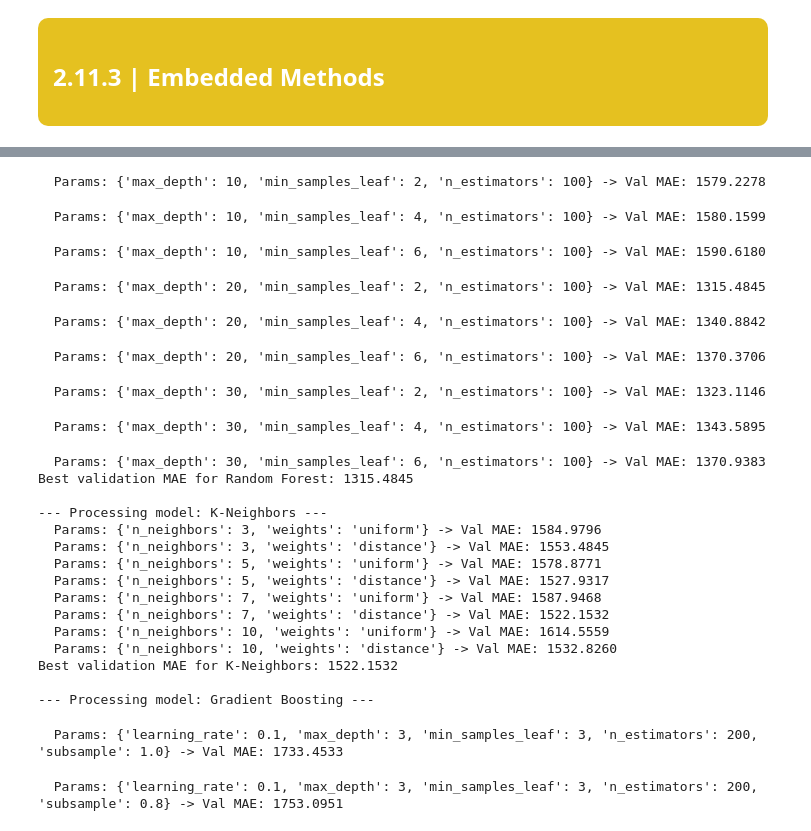
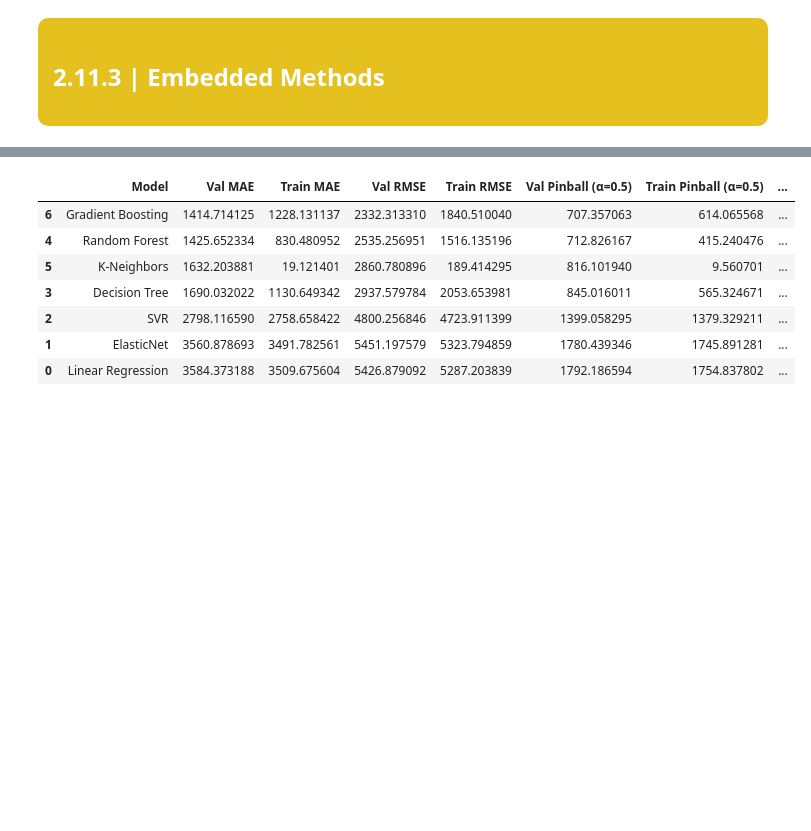
Before and after one commit to Filipa2002/Cars4You-Expediting-Car-Evaluations-with-ML, a Jupyter notebook: car_evaluations_group37 - part2.ipynb, the cells around one changed output, grey strips where cells are left out. Drawn from its saved outputs; the diff is of its cells as text; code cells hidden in the pictures; blank space fills up the shorter version.

```diff
--- a/car_evaluations_group37 - part2.ipynb
+++ b/car_evaluations_group37 - part2.ipynb
@@ -812,7 +827,0 @@ Como queremos manter age e Brand_target_enc, vamos remover ager_mileafe inter e
-# %%
-# Drop
-X_train.drop(columns=['age_mileage_interaction', 'brand_mean_price', 'brand_median_price'], inplace=True)
-# Drop
-X_val.drop(columns=['age_mileage_interaction', 'brand_mean_price', 'brand_median_price'], inplace=True)
-# Drop
-X_test.drop(columns=['age_mileage_interaction', 'brand_mean_price', 'brand_median_price'], inplace=True)
@@ -899,7 +827,0 @@ Porquê?
-# %%
-# Drop
-X_train.drop(columns=['mpg_is_missing', 'tax_is_missing', 'brand_segment_mid_range','is_old_car','is_new_car','high_mileage', 'transmission_semi auto', 'low_mileage', 'brand_segment_luxury', 'fuelType_petrol', 'fuelType_hybrid'], inplace=True)
-# Drop
-X_val.drop(columns=['mpg_is_missing', 'tax_is_missing', 'brand_segment_mid_range','is_old_car','is_new_car','high_mileage', 'transmission_semi auto', 'low_mileage', 'brand_segment_luxury', 'fuelType_petrol', 'fuelType_hybrid'], inplace=True)
-# Drop
-X_test.drop(columns=['mpg_is_missing', 'tax_is_missing', 'brand_segment_mid_range','is_old_car','is_new_car','high_mileage', 'transmission_semi auto', 'low_mileage', 'brand_segment_luxury', 'fuelType_petrol', 'fuelType_hybrid'], inplace=True)
@@ -956,25 +891,33 @@ models_and_grids = {
             'l1_ratio': [0.1, 0.5, 0.9]  # Mix between L1 and L2
         }
     },
+    "SVR": {
+        "model": SVR(),
+        "params": {
+            'kernel': ['rbf'],
+            'C': [1, 10, 100],      # Regularization parameter
+            'gamma': ['scale', 'auto'] # Kernel coefficient
+        }
+    },
     "Decision Tree": {
         "model": DecisionTreeRegressor(random_state=37),
         "params": {
             'max_depth': [5, 10, None], # Max depth to control overfitting
-            'min_samples_leaf': [2, 5, 10]  # Min samples per leaf
+            'min_samples_leaf': [2, 5]  # Min samples per leaf
         }
     },
     "Random Forest": {
         "model": RandomForestRegressor(random_state=37, n_jobs=-1),
         "params": {
             'n_estimators': [100],      # Number of trees
-            'max_depth': [10, 20, 30],      # Max depth of trees
+            'max_depth': [10, 20],      # Max depth of trees
             'min_samples_leaf': [2, 4, 6] # Min samples per leaf
         }
     },
     "K-Neighbors": {
         "model": KNeighborsRegressor(n_jobs=-1),
         "params": {
-            'n_neighbors': [3, 5, 7, 10],   # Number of neighbors
+            'n_neighbors': [3, 5, 7],   # Number of neighbors
             'weights': ['uniform', 'distance'] # Weight function
         }
     },
@@ -982,18 +925,10 @@ models_and_grids = {
         "model": GradientBoostingRegressor(random_state=37),
         "params": {
             'learning_rate': [0.1],
-            'max_depth': [3,7,10,12,15],
+            'max_depth': [3,7],
             'min_samples_leaf': [3,5],
-            'n_estimators': [200, 400, 500, 600],
-            'subsample': [1.0, 0.8, 0.9]
-        }
-    },
-    "SVR": {
-        "model": SVR(),
-        "params": {
-            'kernel': ['rbf'],
-            'C': [1, 10, 100],      # Regularization parameter
-            'gamma': ['auto'] # Kernel coefficient
+            'n_estimators': [200],
+            'subsample': [1.0, 0.8]
         }
     }
 }
@@ -1081,25 +1016,8 @@ Best validation MAE for Decision Tree: 1575.8848
-  Params: {'max_depth': 10, 'min_samples_leaf': 2, 'n_estimators': 100} -> Val MAE: 1579.2278
-  Params: {'max_depth': 10, 'min_samples_leaf': 4, 'n_estimators': 100} -> Val MAE: 1580.1599
-  Params: {'max_depth': 10, 'min_samples_leaf': 6, 'n_estimators': 100} -> Val MAE: 1590.6180
-  Params: {'max_depth': 20, 'min_samples_leaf': 2, 'n_estimators': 100} -> Val MAE: 1315.4845
-  Params: {'max_depth': 20, 'min_samples_leaf': 4, 'n_estimators': 100} -> Val MAE: 1340.8842
-  Params: {'max_depth': 20, 'min_samples_leaf': 6, 'n_estimators': 100} -> Val MAE: 1370.3706
-  Params: {'max_depth': 30, 'min_samples_leaf': 2, 'n_estimators': 100} -> Val MAE: 1323.1146
-  Params: {'max_depth': 30, 'min_samples_leaf': 4, 'n_estimators': 100} -> Val MAE: 1343.5895
-  Params: {'max_depth': 30, 'min_samples_leaf': 6, 'n_estimators': 100} -> Val MAE: 1370.9383
-Best validation MAE for Random Forest: 1315.4845
-
---- Processing model: K-Neighbors ---
-  Params: {'n_neighbors': 3, 'weights': 'uniform'} -> Val MAE: 1584.9796
-  Params: {'n_neighbors': 3, 'weights': 'distance'} -> Val MAE: 1553.4845
-  Params: {'n_neighbors': 5, 'weights': 'uniform'} -> Val MAE: 1578.8771
-  Params: {'n_neighbors': 5, 'weights': 'distance'} -> Val MAE: 1527.9317
-  Params: {'n_neighbors': 7, 'weights': 'uniform'} -> Val MAE: 1587.9468
-  Params: {'n_neighbors': 7, 'weights': 'distance'} -> Val MAE: 1522.1532
-  Params: {'n_neighbors': 10, 'weights': 'uniform'} -> Val MAE: 1614.5559
-  Params: {'n_neighbors': 10, 'weights': 'distance'} -> Val MAE: 1532.8260
-Best validation MAE for K-Neighbors: 1522.1532
-
---- Processing model: Gradient Boosting ---
-  Params: {'learning_rate': 0.1, 'max_depth': 3, 'min_samples_leaf': 3, 'n_estimators': 200, 'subsample': 1.0} -> Val MAE: 1733.4533
-  Params: {'learning_rate': 0.1, 'max_depth': 3, 'min_samples_leaf': 3, 'n_estimators': 200, 'subsample': 0.8} -> Val MAE: 1753.0951
+|  | Model | Val MAE | Train MAE | Val RMSE | Train RMSE | Val Pinball (α=0.5) | Train Pinball (α=0.5) | ... |
+| 6 | Gradient Boosting | 1414.714125 | 1228.131137 | 2332.313310 | 1840.510040 | 707.357063 | 614.065568 | ... |
+| 4 | Random Forest | 1425.652334 | 830.480952 | 2535.256951 | 1516.135196 | 712.826167 | 415.240476 | ... |
+| 5 | K-Neighbors | 1632.203881 | 19.121401 | 2860.780896 | 189.414295 | 816.101940 | 9.560701 | ... |
+| 3 | Decision Tree | 1690.032022 | 1130.649342 | 2937.579784 | 2053.653981 | 845.016011 | 565.324671 | ... |
+| 2 | SVR | 2798.116590 | 2758.658422 | 4800.256846 | 4723.911399 | 1399.058295 | 1379.329211 | ... |
+| 1 | ElasticNet | 3560.878693 | 3491.782561 | 5451.197579 | 5323.794859 | 1780.439346 | 1745.891281 | ... |
+| 0 | Linear Regression | 3584.373188 | 3509.675604 | 5426.879092 | 5287.203839 | 1792.186594 | 1754.837802 | ... |
```
Also changed, not shown: parts of 70 cells of this notebook, 8 other files.
